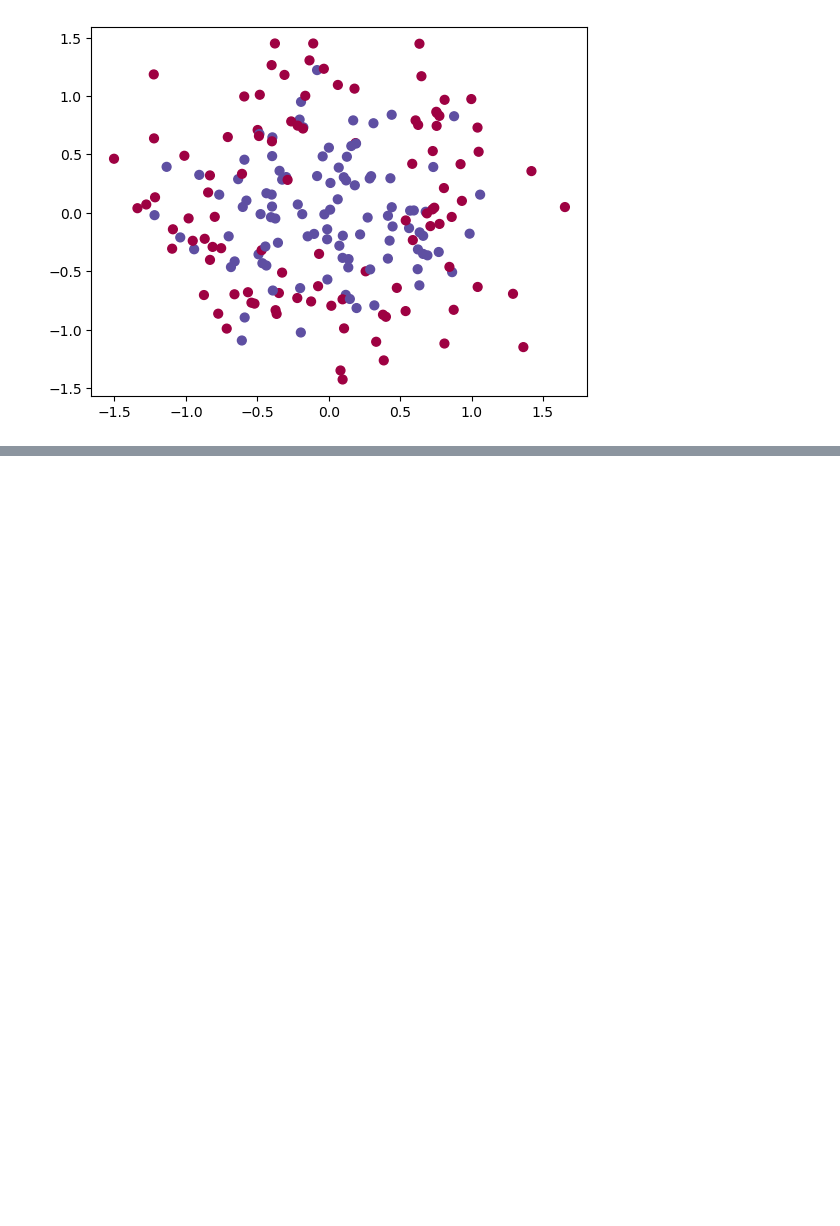
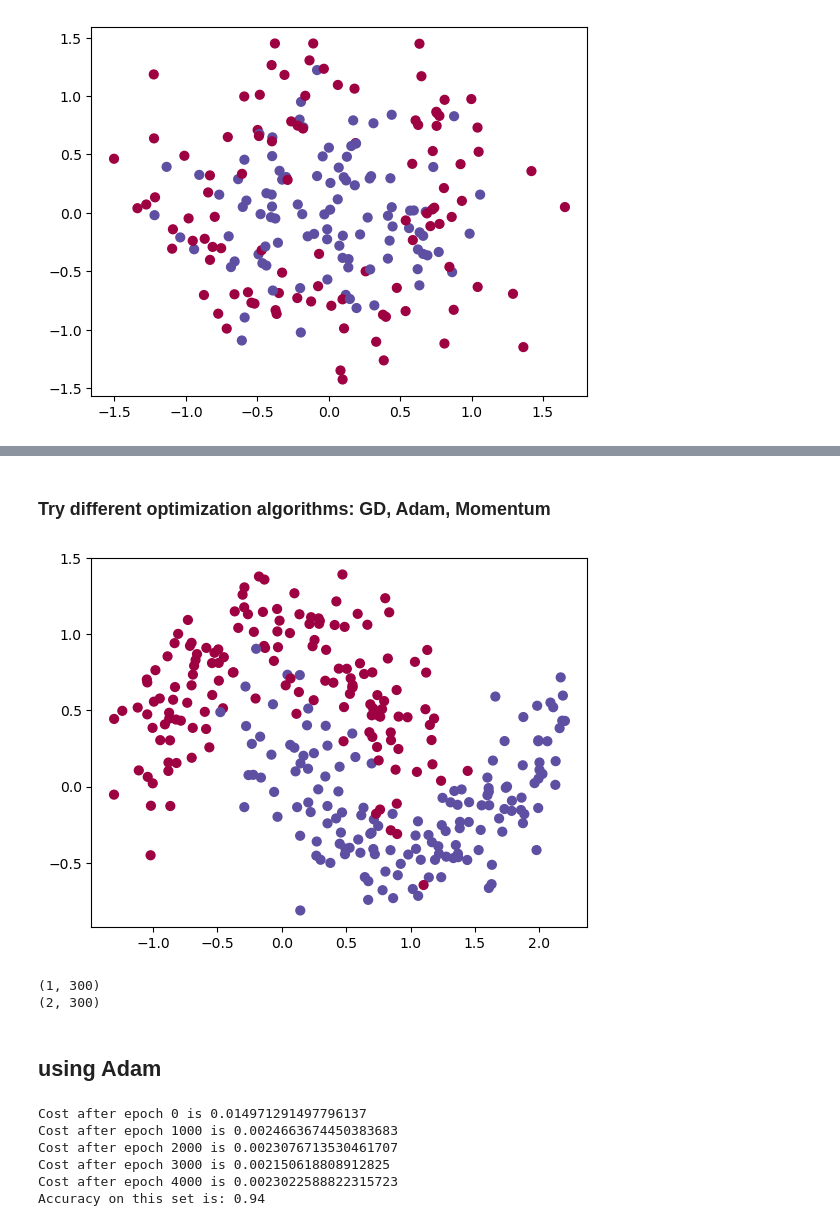
Before and after one commit to binaria010/my_NNs, a Jupyter notebook: Examples.ipynb, the cells around one changed output, grey strips where cells are left out. Drawn from its saved outputs; the diff is of its cells as text; code cells hidden in the pictures; blank space fills up the shorter version.

```diff
--- a/Examples.ipynb
+++ b/Examples.ipynb
@@ -292,0 +309,36 @@ Accuracy on this set is: 0.685
+# %% [markdown]
+### Try different optimization algorithms: GD, Adam, Momentum
+# %%
+np.random.seed(3)
+train_X, train_Y = sklearn.datasets.make_moons(n_samples=300, noise=.2) #300 #0.2
+# Visualize the data
+plt.scatter(train_X[:, 0], train_X[:, 1], c=train_Y, s=40, cmap=plt.cm.Spectral);
+train_X = train_X.T
+train_Y = train_Y.reshape((1, train_Y.shape[0]))
+# %% [output]
+[figure, added]
+# %%
+print(train_Y.shape)
+print(train_X.shape)
+# %% [output]
+(1, 300)
+(2, 300)
+# %% [markdown]
+## using Adam
+# %%
+num_inputs = train_X.shape[0]
+num_outputs = train_Y.shape[0]
+hidden = [5, 2, 1]
+
+model = my_MPL(num_inputs, hidden_layers=hidden, num_outputs=num_outputs, activations=['tanh'])
+costs_Adam = model.train(train_X, train_Y, num_epochs=5000, learning_rate=0.0007,
+            mini_batch_size= 64, optimizer = "Adam")
+
+model.accuracy(train_X, train_Y)
+# %% [output]
+Cost after epoch 0 is 0.014971291497796137
+Cost after epoch 1000 is 0.0024663674450383683
+Cost after epoch 2000 is 0.0023076713530461707
+Cost after epoch 3000 is 0.002150618808912825
+Cost after epoch 4000 is 0.0023022588822315723
+Accuracy on this set is: 0.94
```
Also changed, not shown: parts of 17 cells of this notebook, 2 other files.
